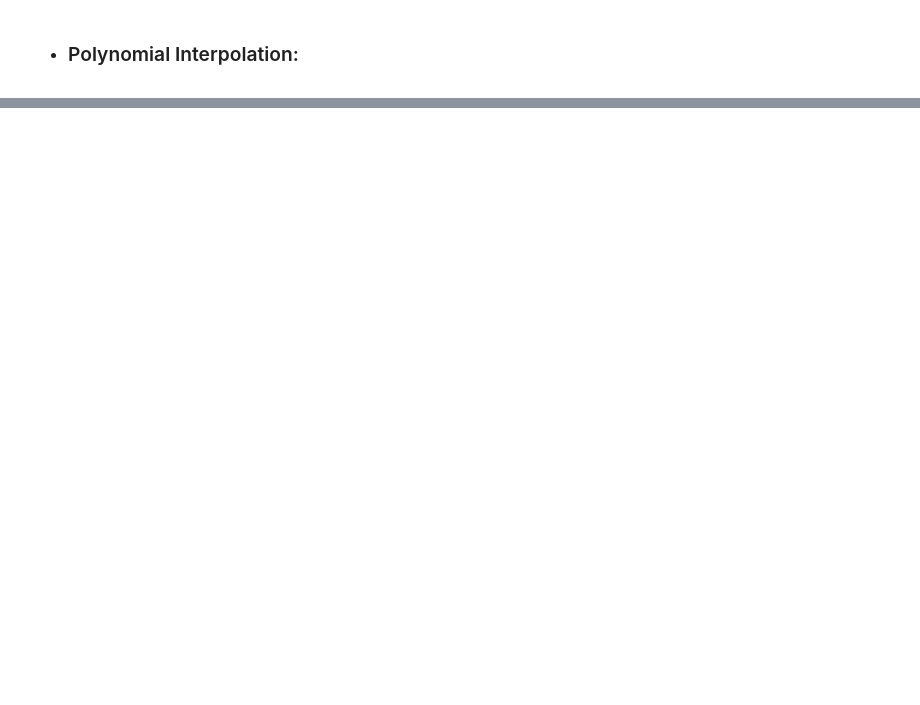
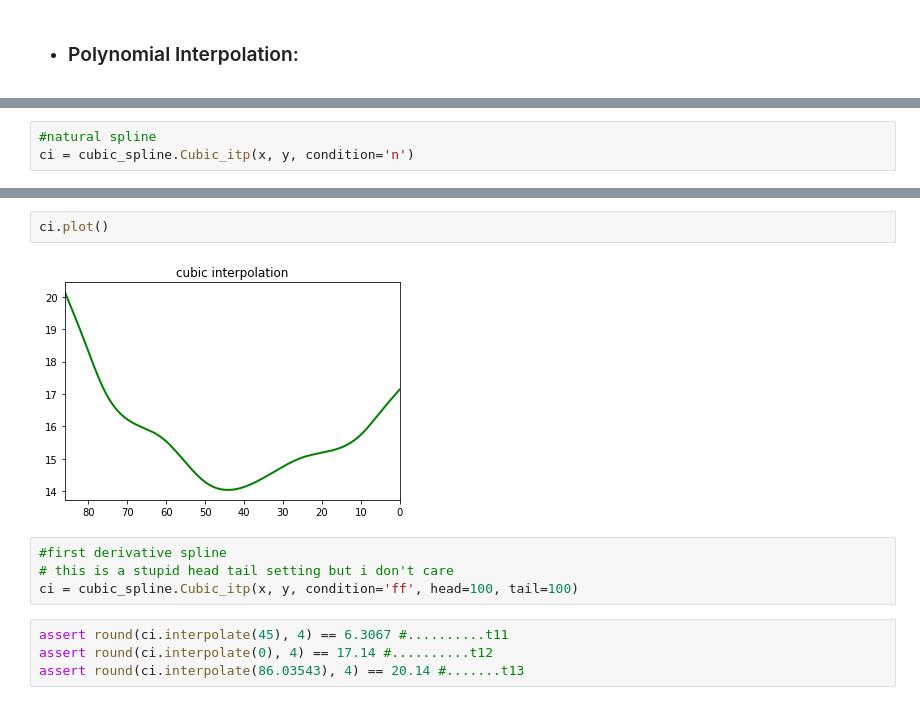
Before and after one commit to yy2792/numerical, a Jupyter notebook: interpolation/grading/Interpolation_Grading.ipynb, the cells around one changed output, grey strips where cells are left out. Cells and saved outputs as stored; diff of their text form; blank space fills up the shorter version.

```diff
--- a/interpolation/grading/Interpolation_Grading.ipynb
+++ b/interpolation/grading/Interpolation_Grading.ipynb
@@ -49,0 +92,3 @@ TypeError: 'module' object is not callable
+# %%
+#natural spline
+ci = cubic_spline.Cubic_itp(x, y, condition='n')
@@ -49,0 +106,12 @@ TypeError: 'module' object is not callable
+# %%
+ci.plot()
+# %% [output]
+[figure, added]
+# %%
+#first derivative spline
+# this is a stupid head tail setting but i don't care
+ci = cubic_spline.Cubic_itp(x, y, condition='ff', head=100, tail=100)
+# %%
+assert round(ci.interpolate(45), 4) == 6.3067 #..........t11
+assert round(ci.interpolate(0), 4) == 17.14 #..........t12
+assert round(ci.interpolate(86.03543), 4) == 20.14 #.......t13
```
Also changed, not shown: parts of 17 cells of this notebook, 3 other files.
